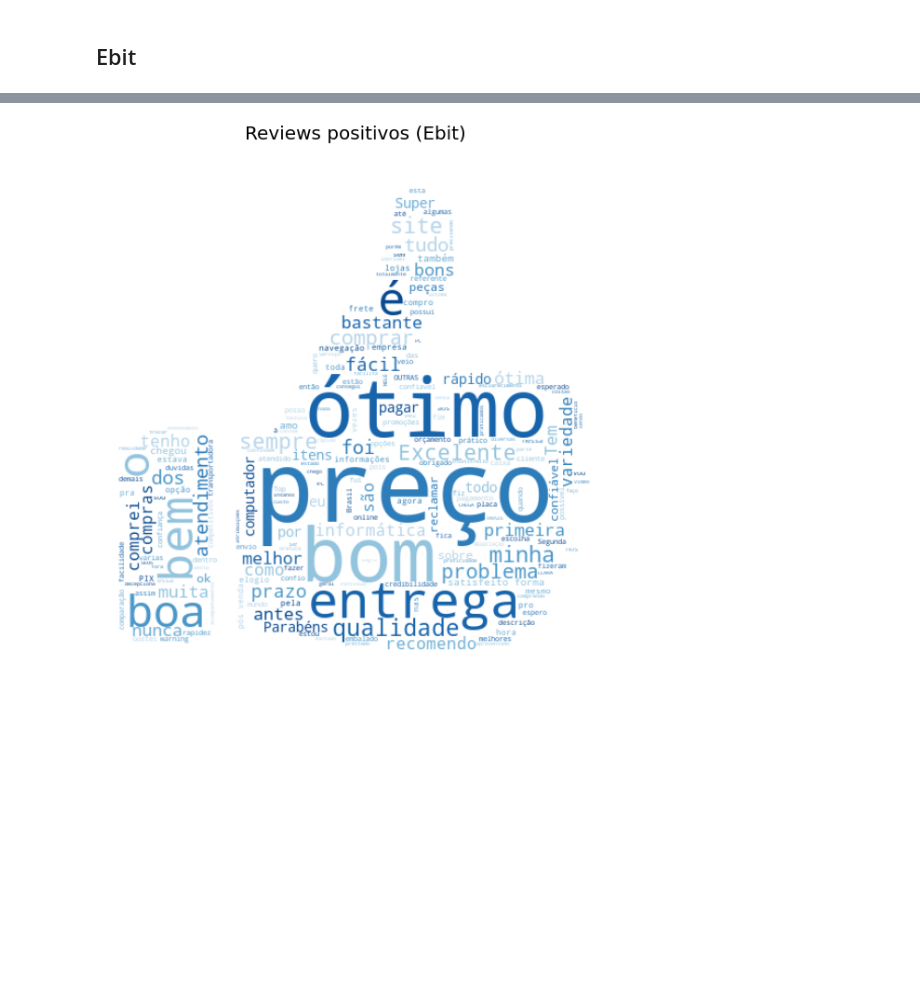
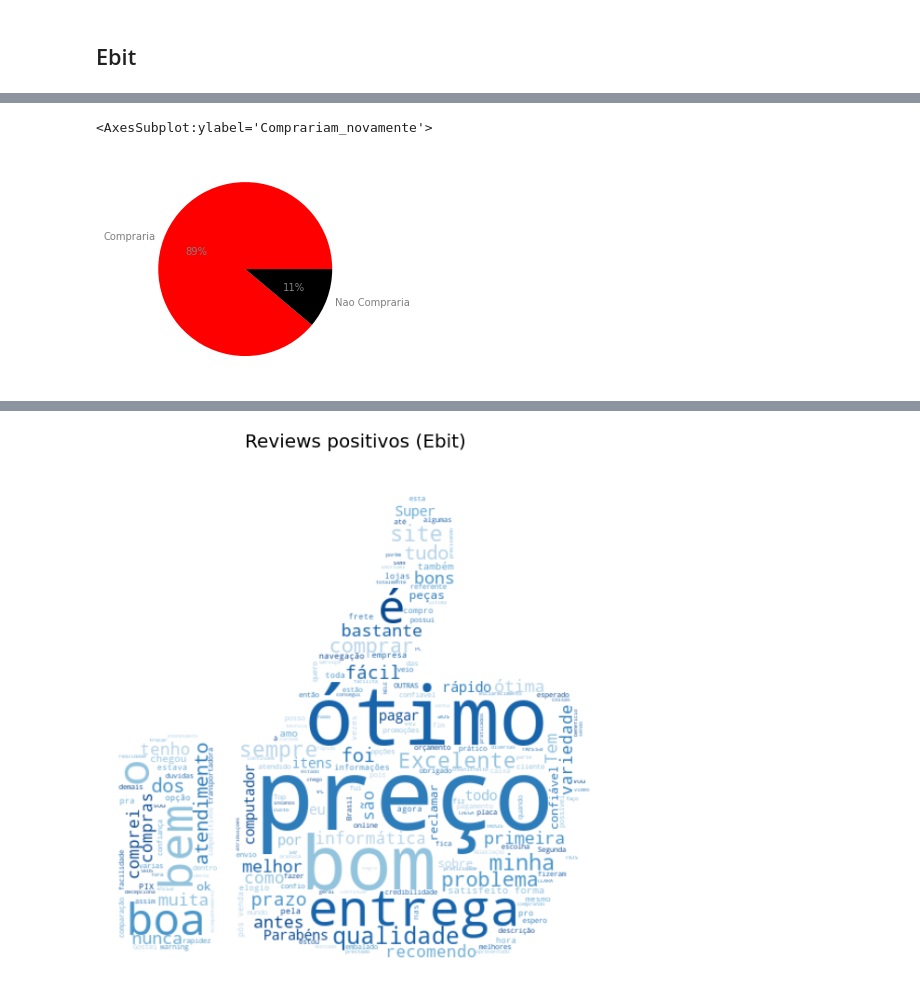
Before and after one commit to gutessitore/ReclameAquiScrapper, a Jupyter notebook: notebooks/pichau.ipynb, the cells around one changed output, grey strips where cells are left out. Cells and saved outputs as stored; diff of their text form; code cells hidden in the pictures; blank space fills up the shorter version.

Commit message:
gráficos Ebit

```diff
--- a/notebooks/pichau.ipynb
+++ b/notebooks/pichau.ipynb
@@ -143,3 +143,10 @@ def plot_wordcloud(words, words_to_remove, title, style):
     plt.gcf().set_size_inches(16, 10)
 # %% [markdown]
 ## Ebit
+# %%
+import pandas as pd
+ebit_informaçao_site=pd.read_csv(r'../data/informaçoes_site.csv', sep=',')
+ebit_informaçao_site=ebit_informaçao_site.replace({'Comprariam_novamente':{u'ã':'a'}}, regex=True)
+ebit_informaçao_site=ebit_informaçao_site.replace({'Entrega_no_prazo':{u'ã':'a'}}, regex=True)
+ebit_informaçao_site=ebit_informaçao_site.replace({'Indicaria_a_amigos':{u'ã':'a'}}, regex=True)
+display(ebit_informaçao_site)
@@ -145,0 +167,6 @@ def plot_wordcloud(words, words_to_remove, title, style):
+# %%
+plt.axis('off')
+ebit_informaçao_site.groupby(['Comprariam_novamente']).Comprariam_novamente.count()[-5:].plot(kind='pie', autopct='%1.0f%%', colormap='flag', textprops={'color':"grey"})
+# %% [output]
+<AxesSubplot:ylabel='Comprariam_novamente'>
+[figure, added]
```
Also changed, not shown: parts of 4 cells of this notebook, 1 other file.
